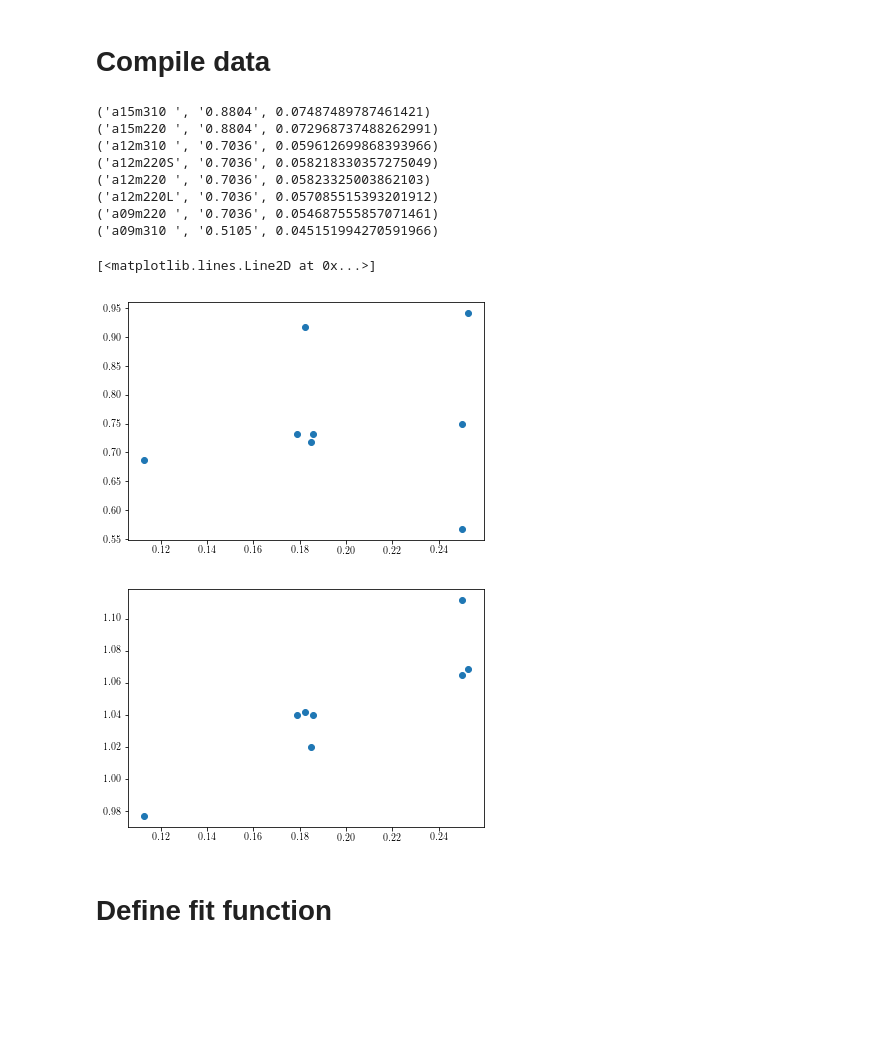
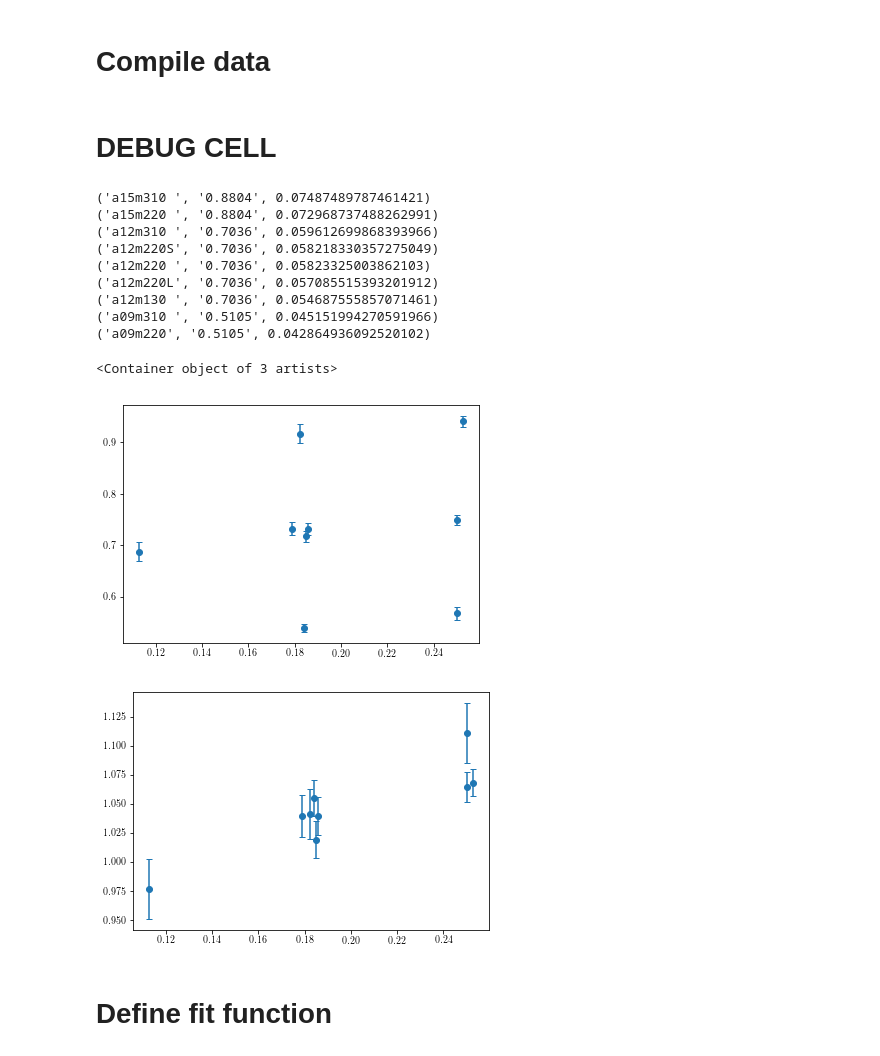
Before and after one commit to callat-qcd/project_0vbb, a Jupyter notebook: 0vbb_workbook.ipynb, the cells around one changed output. Saved outputs shown, nothing was run; the diff lists cells and outputs as text; code cells hidden in the pictures; blank space fills up the shorter version.

Commit message:
fixed naming bug in short name, added error bars to plot of Lam_chi

```diff
--- a/0vbb_workbook.ipynb
+++ b/0vbb_workbook.ipynb
@@ -13,7 +13,7 @@ params = dict()
 #
 params['ensembles'] = ['l1648f211b580m013m065m838','l2448f211b580m0064m0640m828',\
                        'l2464f211b600m0102m0509m635','l2464f211b600m00507m0507m628','l3264f211b600m00507m0507m628','l4064f211b600m00507m0507m628','l4864f211b600m00184m0507m628',\
-                       'l3296f211b630m0074m037m440'] #,'l4896f211b630m00363m0363m430']
+                       'l3296f211b630m0074m037m440','l4896f211b630m00363m0363m430']
 params['operators'] = ['V','LR','LR_colormix','S','S_colormix']
 params['ansatz'] = 'chipt'
 params['order'] = 2
@@ -190,42 +190,48 @@ for ens in params['ensembles']:
     ini[(ens,'alpha_s')] = hisq_parameters.query("ensemble=='%s'" %(ens))['alfs'].as_matrix()[0]
     ini[(ens,'mpiL')] = (float(ens[1:3])*gv_p[(ens,'epi')]*4.*np.pi*gv_p[(ens,'fpi')]).mean
     ini[(ens,'mmaL')] = (float(ens[1:3])*gv_mm[(ens,'phi_ju')]).mean
+# %% [markdown]
+# DEBUG CELL
 # %%
 short_name={
     'l1648f211b580m013m065m838':'a15m310 ',
     'l2448f211b580m0064m0640m828':'a15m220 ',
     'l2464f211b600m0102m0509m635':'a12m310 ',
     'l2464f211b600m00507m0507m628':'a12m220S',
     'l3264f211b600m00507m0507m628':'a12m220 ',
     'l4064f211b600m00507m0507m628':'a12m220L',
-    'l4864f211b600m00184m0507m628':'a09m220 ',
-    'l3296f211b630m0074m037m440':'a09m310 '
+    'l4864f211b600m00184m0507m628':'a12m130 ',
+    'l3296f211b630m0074m037m440':'a09m310 ',
+    'l4896f211b630m00363m0363m430':'a09m220'
 }
 x_epi=[dict_0vbb[(ens,'epi')].mean() for ens in params['ensembles']]
 aLam = [4.*np.pi*dict_0vbb[(ens,'fpi')].mean() for ens in params['ensembles']]
+e_aLam = [4.*np.pi*dict_0vbb[(ens,'fpi')].std() for ens in params['ensembles']]
 aw0 = [hisq_parameters.query("ensemble=='%s'" %(ens))['aw0_mean'].as_matrix()[0] for ens in params['ensembles']]
 w0Lam = [4.*np.pi*dict_0vbb[(ens,'fpi')].mean()/aw0[i] for i,ens in enumerate(params['ensembles'])]
+e_w0Lam = [4.*np.pi*dict_0vbb[(ens,'fpi')].std()/aw0[i] for i,ens in enumerate(params['ensembles'])]
 for i,ens in enumerate(params['ensembles']):
     print(short_name[ens],
           '%.4f' %aw0[i],dict_0vbb[(ens,'fpi')].mean())
 fig = plt.figure('aLam')
 ax = plt.axes([0.14,0.165,0.825,0.825])
-ax.plot(x_epi,aLam,marker='o',linestyle='None')
+ax.errorbar(x_epi,aLam,yerr=e_aLam,marker='o',linestyle='None')
 fig = plt.figure('w0Lam')
 ax = plt.axes([0.14,0.165,0.825,0.825])
-ax.plot(x_epi,w0Lam,marker='o',linestyle='None')
+ax.errorbar(x_epi,w0Lam,yerr=e_w0Lam,marker='o',linestyle='None')
 # %% [output]
 ('a15m310 ', '0.8804', 0.07487489787461421)
 ('a15m220 ', '0.8804', 0.072968737488262991)
 ('a12m310 ', '0.7036', 0.059612699868393966)
 ('a12m220S', '0.7036', 0.058218330357275049)
 ('a12m220 ', '0.7036', 0.05823325003862103)
 ('a12m220L', '0.7036', 0.057085515393201912)
-('a09m220 ', '0.7036', 0.054687555857071461)
+('a12m130 ', '0.7036', 0.054687555857071461)
 ('a09m310 ', '0.5105', 0.045151994270591966)
+('a09m220', '0.5105', 0.042864936092520102)
-[<matplotlib.lines.Line2D at 0x...>]
+<Container object of 3 artists>
-[figure, old version]
+[figure, new version]
-[figure, old version]
+[figure, new version]
 # %% [markdown]
 # Define fit function
 # %%
```
